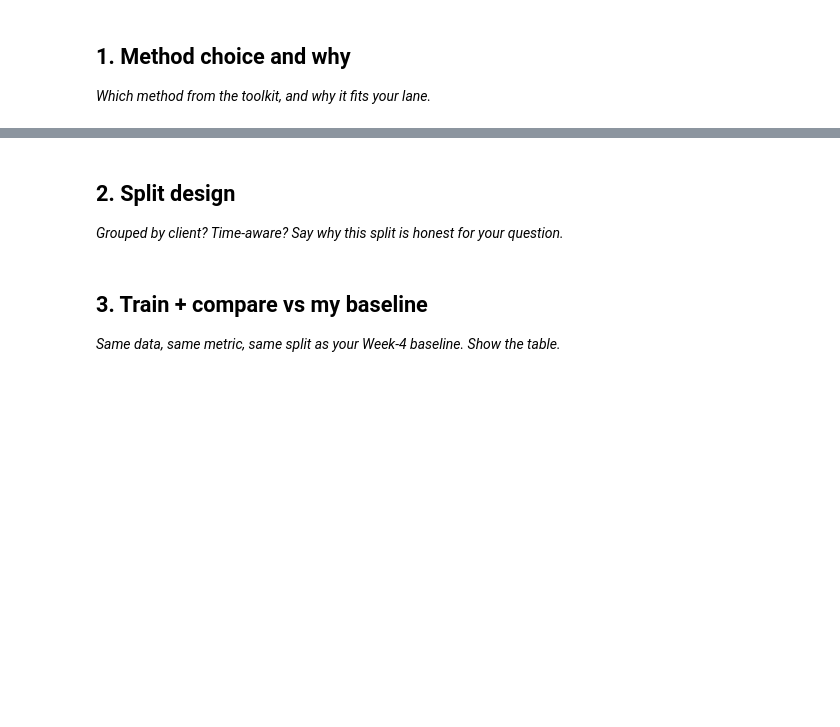
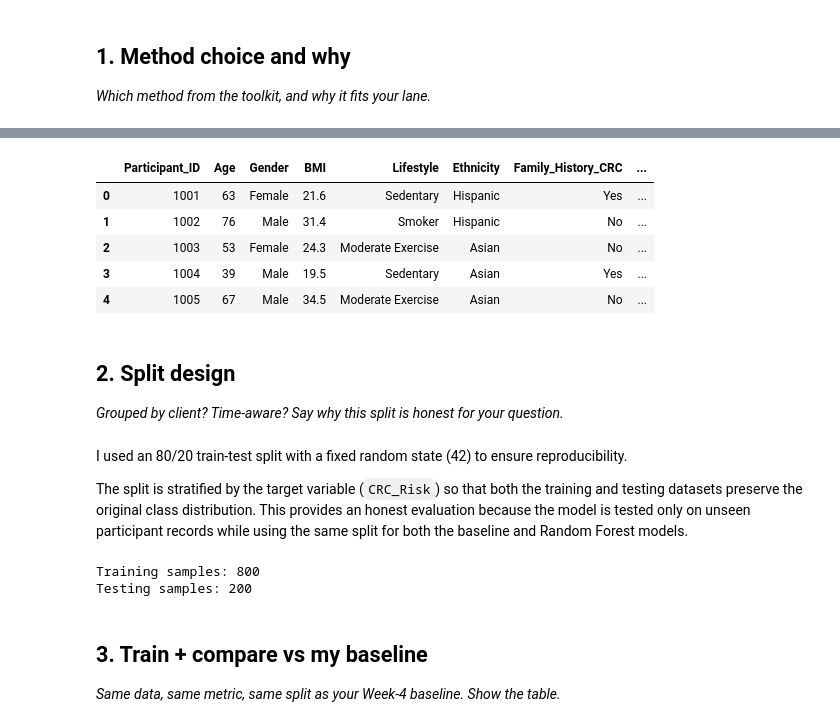
Before and after one commit to Zeeshan4511/flyrank-ml-internship, a Jupyter notebook: work/notebooks/w05_model.ipynb, the cells around one changed output, grey strips where cells are left out. Saved outputs shown, nothing was run; the diff lists cells and outputs as text; code cells hidden in the pictures; blank space fills up the shorter version.

```diff
--- a/work/notebooks/w05_model.ipynb
+++ b/work/notebooks/w05_model.ipynb
@@ -16,3 +21,35 @@ This skeleton is yours to fill. Work the sections **in order** — each one has
+# %%
+import pandas as pd
+import numpy as np
+import matplotlib.pyplot as plt
+
+from sklearn.model_selection import train_test_split
+from sklearn.preprocessing import LabelEncoder
+
+from sklearn.linear_model import LogisticRegression
+from sklearn.ensemble import RandomForestClassifier
+
+from sklearn.metrics import (
+    accuracy_score,
+    precision_score,
+    recall_score,
+    f1_score,
+    confusion_matrix,
+    classification_report
+)
+
+# Load dataset
+df = pd.read_csv("/content/crc_dataset.csv")
+
+# Preview
+df.head()
+# %% [output]
+|  | Participant_ID | Age | Gender | BMI | Lifestyle | Ethnicity | Family_History_CRC | ... |
+| 0 | 1001 | 63 | Female | 21.6 | Sedentary | Hispanic | Yes | ... |
+| 1 | 1002 | 76 | Male | 31.4 | Smoker | Hispanic | No | ... |
+| 2 | 1003 | 53 | Female | 24.3 | Moderate Exercise | Asian | No | ... |
+| 3 | 1004 | 39 | Male | 19.5 | Sedentary | Asian | Yes | ... |
+| 4 | 1005 | 67 | Male | 34.5 | Moderate Exercise | Asian | No | ... |
 # %% [markdown]
 ## 2. Split design
 
@@ -23,3 +57,40 @@ This skeleton is yours to fill. Work the sections **in order** — each one has
+# %% [markdown]
+I used an 80/20 train-test split with a fixed random state (42) to ensure reproducibility.
+
+The split is stratified by the target variable (`CRC_Risk`) so that both the training and testing datasets preserve the original class distribution. This provides an honest evaluation because the model is tested only on unseen participant records while using the same split for both the baseline and Random Forest models.
+# %%
+# Handle missing values
+
+df["Pre-existing Conditions"] = df["Pre-existing Conditions"].fillna("None")
+
+# Encode categorical columns
+
+encoder = LabelEncoder()
+
+for col in df.select_dtypes(include="object").columns:
+    df[col] = encoder.fit_transform(df[col])
+
+# Features and target
+
+X = df.drop(["Participant_ID", "CRC_Risk"], axis=1)
+
+y = df["CRC_Risk"]
+
+# Train-test split
+
+X_train, X_test, y_train, y_test = train_test_split(
+    X,
+    y,
+    test_size=0.20,
+    random_state=42,
+    stratify=y
+)
+
+print("Training samples:", len(X_train))
+print("Testing samples:", len(X_test))
+# %% [output]
+Training samples: 800
+Testing samples: 200
 # %% [markdown]
 ## 3. Train + compare vs my baseline
 
```
Also changed, not shown: parts of 11 cells of this notebook.
